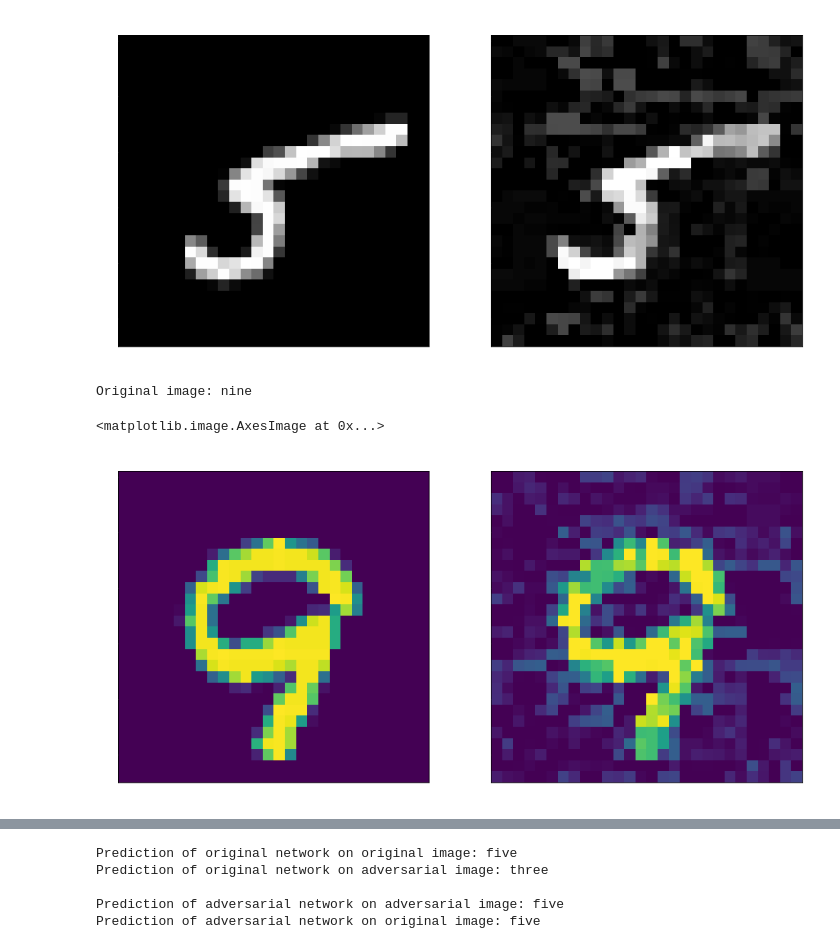
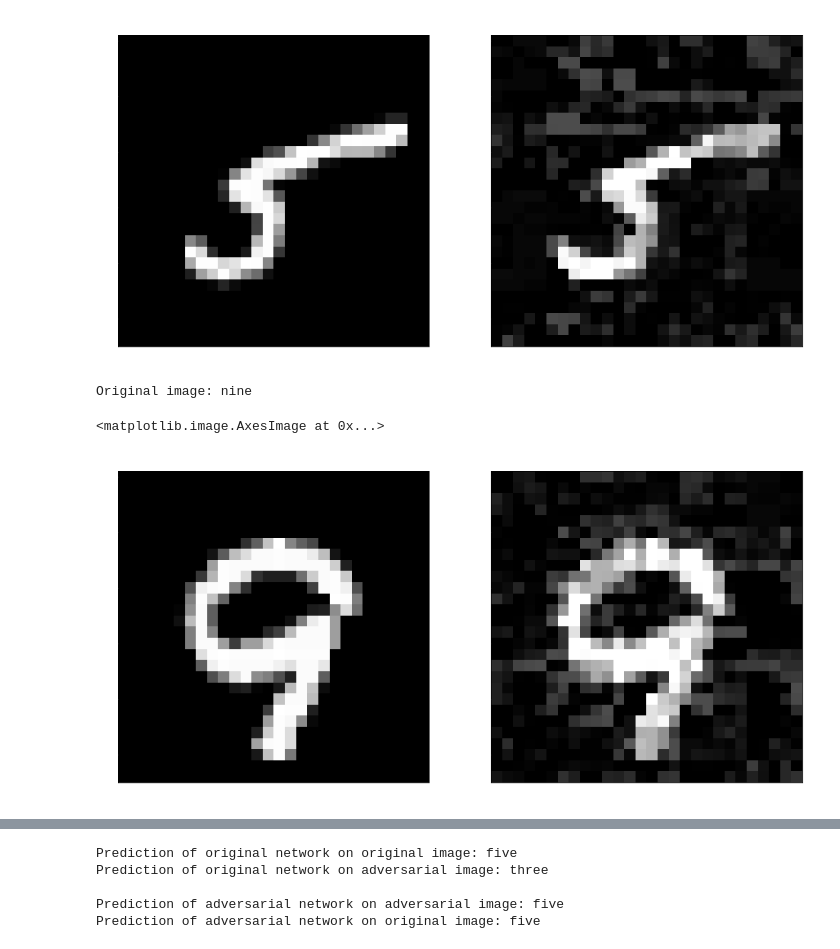
Before and after one commit to Dimanssional/Adversial-Attacks-Methods, a Jupyter notebook: Adversarial_Algorithms/adversarial_experiments.ipynb, the cells around one changed output, grey strips where cells are left out. Saved outputs shown, nothing was run; the diff lists cells and outputs as text; code cells hidden in the pictures.

```diff
--- a/Adversarial_Algorithms/adversarial_experiments.ipynb
+++ b/Adversarial_Algorithms/adversarial_experiments.ipynb
@@ -205,18 +210,18 @@ Original image: five
 # %%
 plt.figure(figsize=(15, 15))
 
 plt.subplot(121)
 plt.title("Initial image")
-plt.imshow(X_test[315].reshape(28, 28))
+plt.imshow(X_test[315].reshape(28, 28), cmap="gray")
 print(f"Original image: {labels[np.argmax(y_test[315])]}")
 
 plt.subplot(122)
 plt.title("Adversarial image")
-plt.imshow(tf.reshape(adv1, (28, 28)))
+plt.imshow(tf.reshape(adv1, (28, 28)), cmap="gray")
 # %% [output]
 Original image: nine
 <matplotlib.image.AxesImage at 0x...>
-[figure, old version]
+[figure, new version]
 # %%
 print(f"Prediction of original network on original image: {labels[loaded_model.predict(image0).argmax()]}")
 print(f"Prediction of original network on adversarial image: {labels[loaded_model.predict(adv0).argmax()]}\n")
```
Also changed, not shown: parts of 28 cells of this notebook.
